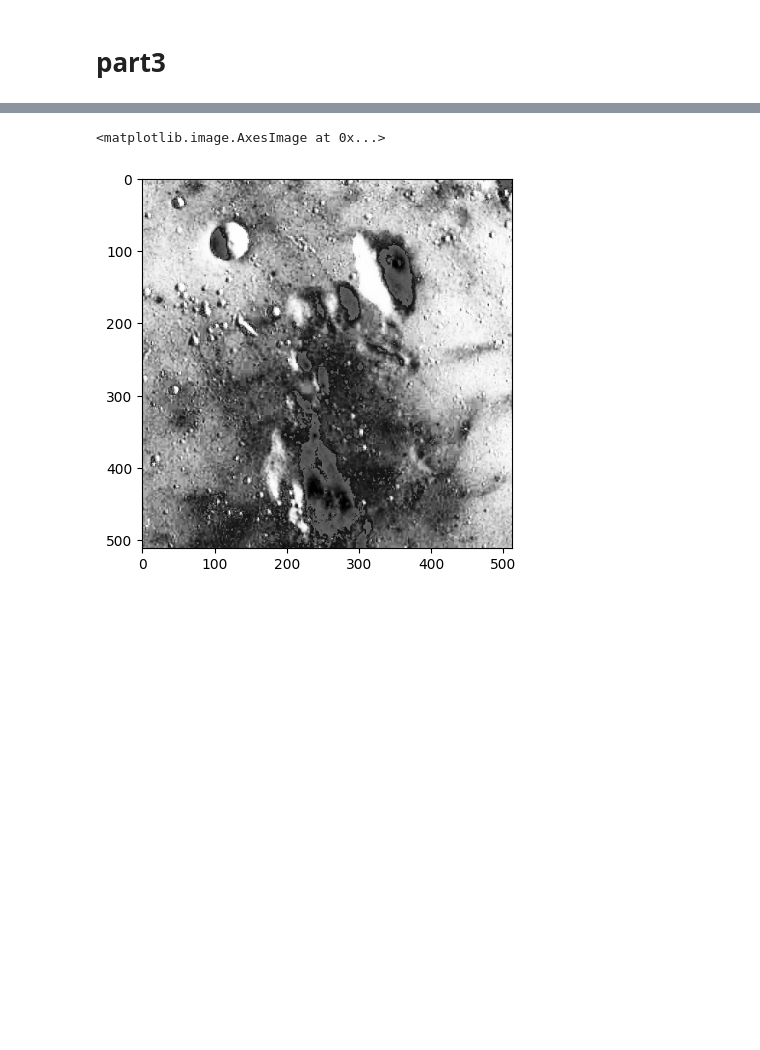
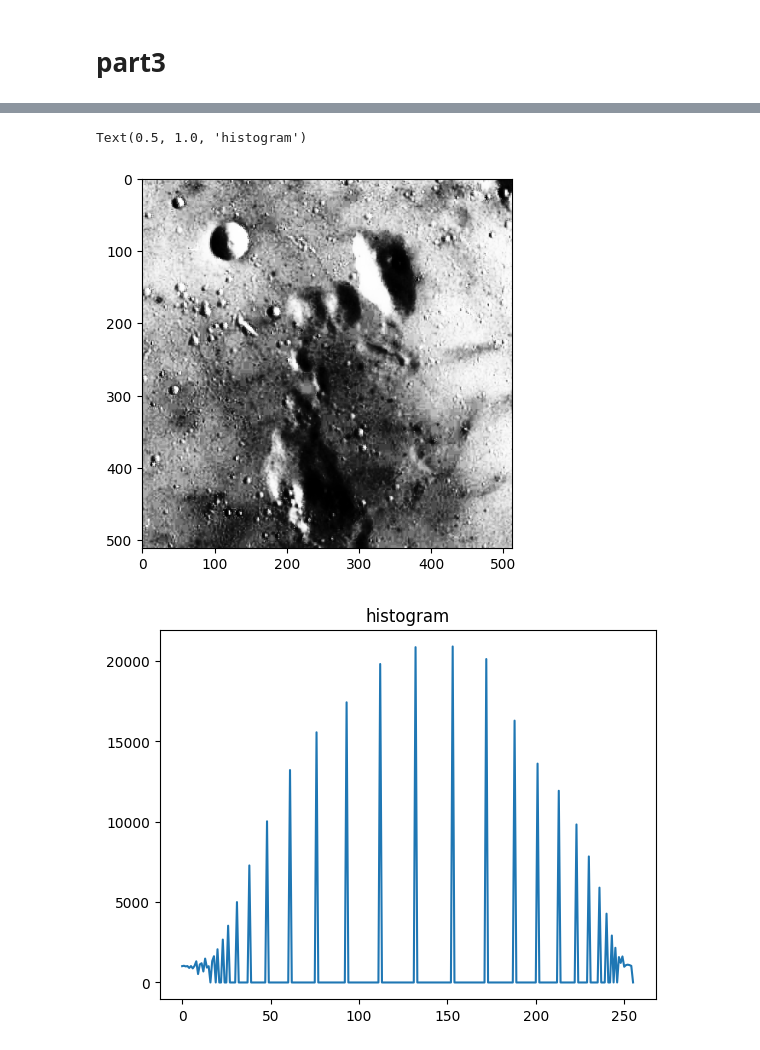
Before and after one commit to mhhasani/computer-vision, a Jupyter notebook: HW1/Q3.ipynb, the cells around one changed output, grey strips where cells are left out. Drawn from its saved outputs; the diff is of its cells as text; code cells hidden in the pictures; blank space fills up the shorter version.

```diff
--- a/HW1/Q3.ipynb
+++ b/HW1/Q3.ipynb
@@ -106,6 +97,34 @@ def modified_stretch_hist(image):
+# %%
+#define new function that can improve this image
+
+def modified_stretch_hist(image):
+  '''
+  don't use libraries
+  input(s):
+    image (ndarray): input image
+  output(s):
+    output_image (ndarray): enhanced image with modified histogram stretching
+  '''
+  output_image = image.copy()
+  hist = calc_hist(image)
+  # calculate cdf without using library
+  cdf = np.zeros(256)
+  cdf[0] = hist[0]
+  for i in range(1, 256):
+    cdf[i] = cdf[i-1] + hist[i]
+  cdf = cdf/cdf[-1]
+  for i in range(image.shape[0]):
+    for j in range(image.shape[1]):
+      output_image[i,j] = cdf[image[i,j]]*255
+  return output_image
 # %%
 #try your new function and show the result
-plt.imshow(modified_stretch_hist(image2),cmap='gray',vmin=0,vmax=255)
+clip_hist_image = modified_stretch_hist(image2)
+plt.imshow(clip_hist_image,cmap='gray',vmin=0,vmax=255)
+plt.figure()
+plt.plot(calc_hist(clip_hist_image))
+plt.title('histogram')
 # %% [output]
-<matplotlib.image.AxesImage at 0x...>
+Text(0.5, 1.0, 'histogram')
-[figure, old version]
+[figure, new version]
+[figure, added]
```
Also changed, not shown: parts of 10 cells of this notebook.
